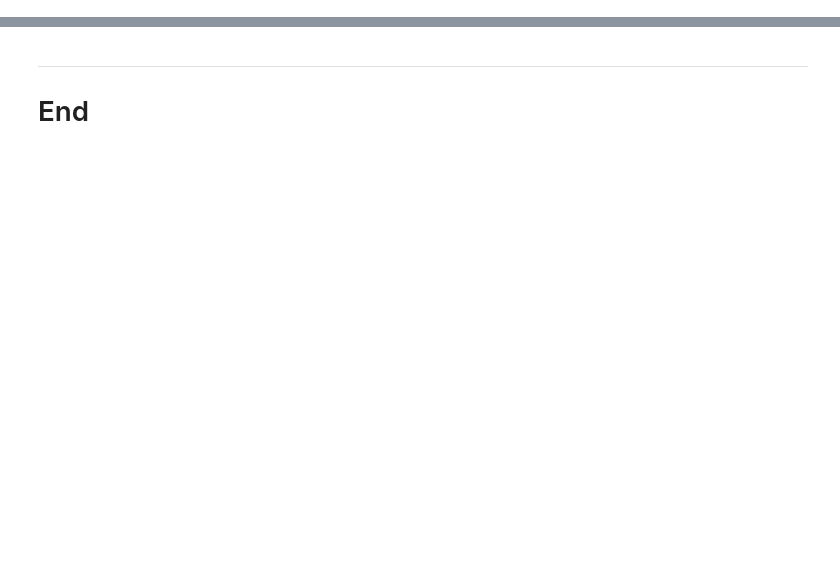
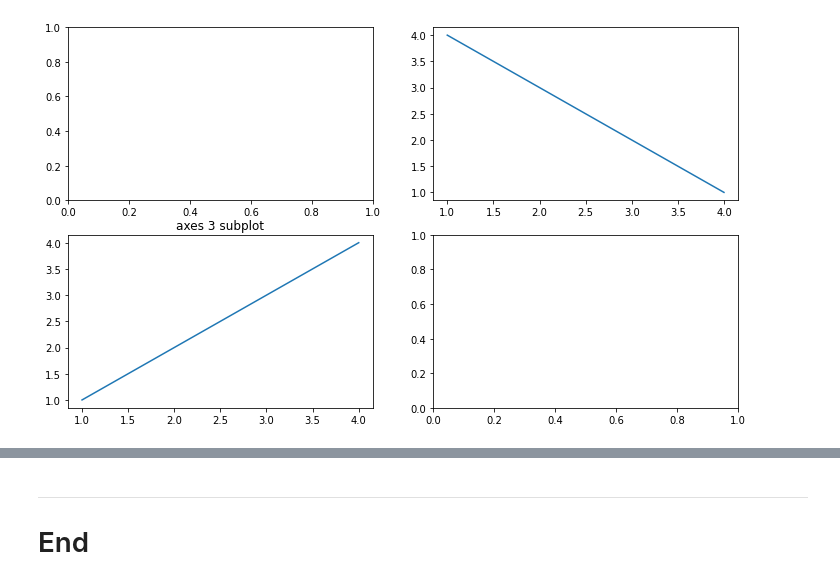
Before and after one commit to RYANCOX00/Fundamentals_of_DA, a Jupyter notebook: pyplot.ipynb, the cells around one changed output, grey strips where cells are left out. Cells and saved outputs as stored; diff of their text form; code cells hidden in the pictures; blank space fills up the shorter version.

```diff
--- a/pyplot.ipynb
+++ b/pyplot.ipynb
@@ -30,6 +29,0 @@ plt.plot()
-# %%
-a = np.arange(100)
-fig, ax = plt.subplots()
-ax.plot(a)
-ax.set_title("Line")
-plt.plot()
@@ -38,0 +141,20 @@ plt.plot()
+# %%
+# Calling a figure, 4 axes on a 2x2 subplot.
+fig, [[ax1,ax2],[ax3,ax4]] = plt.subplots(2,2)
+
+# calling axes 3 and plotting the line data.
+ax3.plot(line, line)
+
+
+# Calling axes 2 and plot line data on the x axis, and a new list to the y axis (just for some variation)
+ax2.plot(line, [4,3,2,1])
+
+
+# Adding a title to axes 3
+ax3.set_title("axes 3 subplot")
+
+
+# Outputting the plot
+plt.show()
+# %% [output]
+[figure, added]
```
Also changed, not shown: parts of 44 cells of this notebook.
